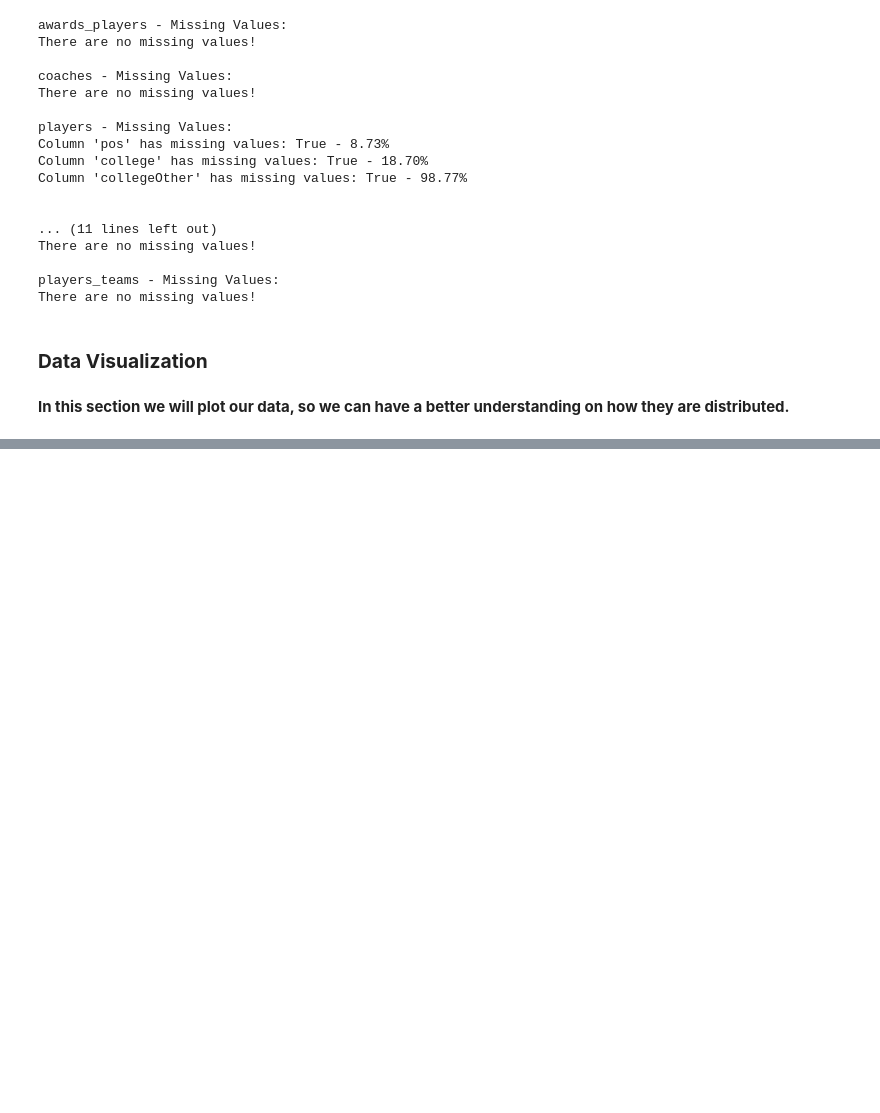
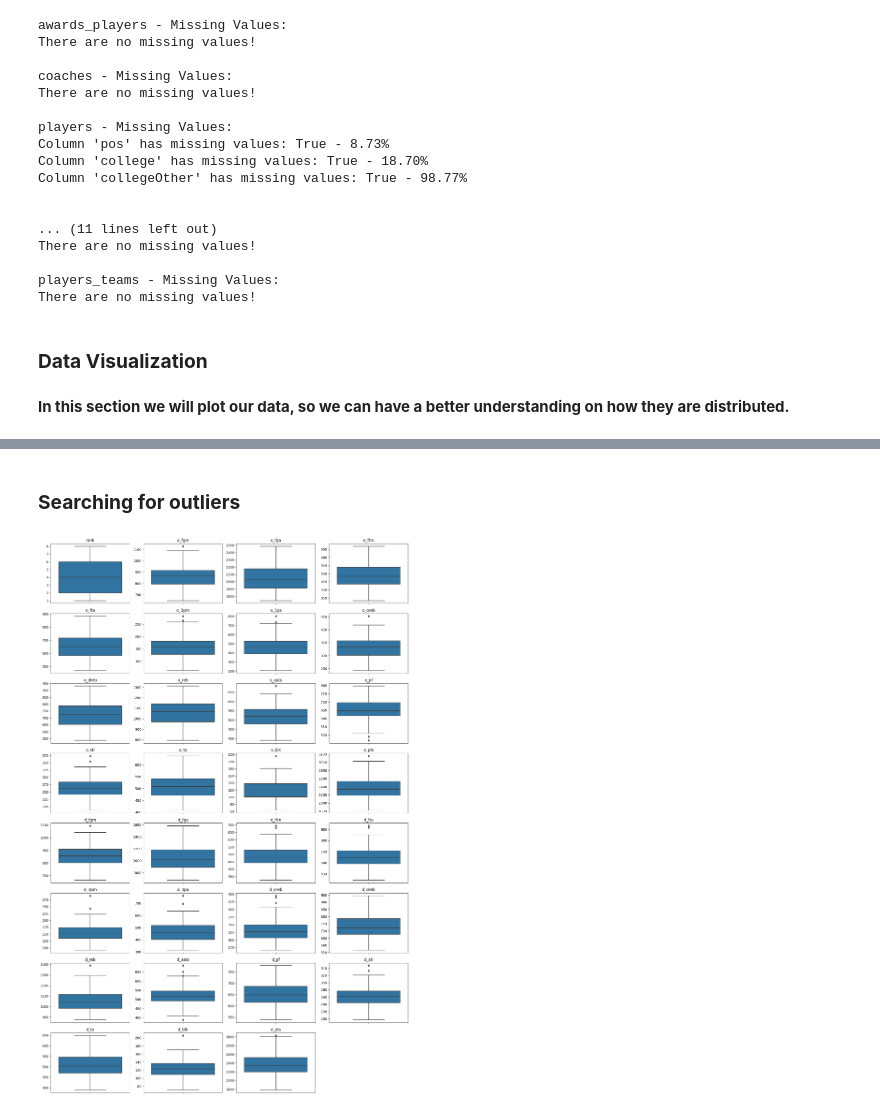
Before and after one commit to oliveira002/FEUP-AC, a Jupyter notebook: data_prep.ipynb, the cells around one changed output, grey strips where cells are left out. Drawn from its saved outputs; the diff is of its cells as text; code cells hidden in the pictures; blank space fills up the shorter version.

Commit message:
boxplot for outliers

```diff
--- a/data_prep.ipynb
+++ b/data_prep.ipynb
@@ -94,0 +97,8 @@ pu.plot_pie_diagram(db_cur,"award","awards_players","WNBA Player Awards")
+# %% [markdown]
+### **Searching for outliers**
+# %%
+
+pu.check_for_outliers(db_cur)
+print('\n')
+# %% [output]
+[figure, added]
```
Also changed, not shown: parts of 2 cells of this notebook, 1 other file.
